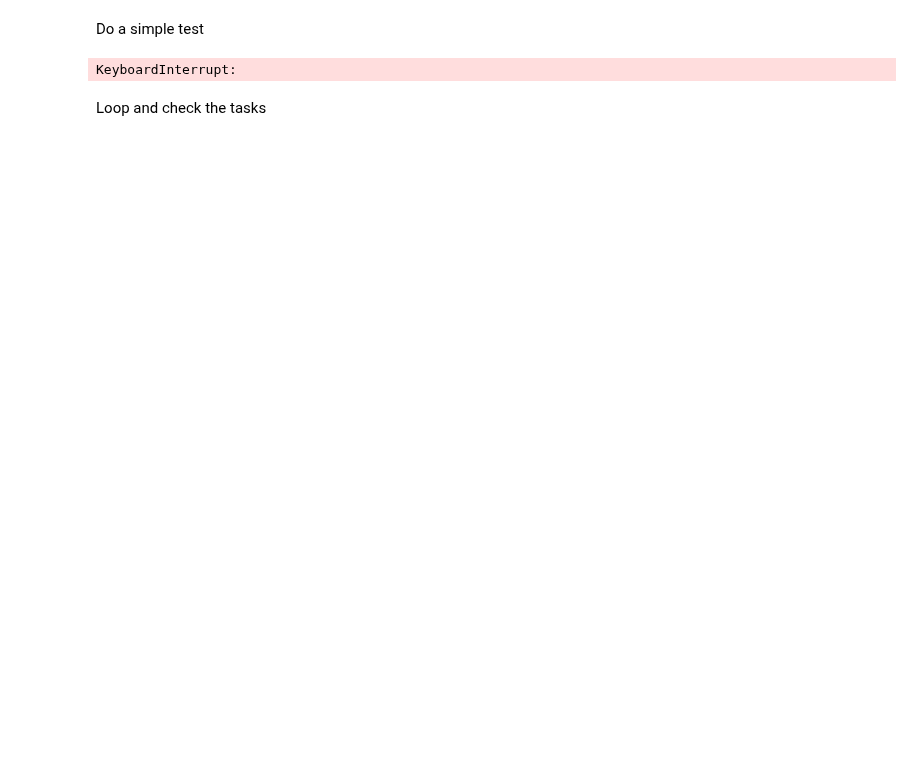
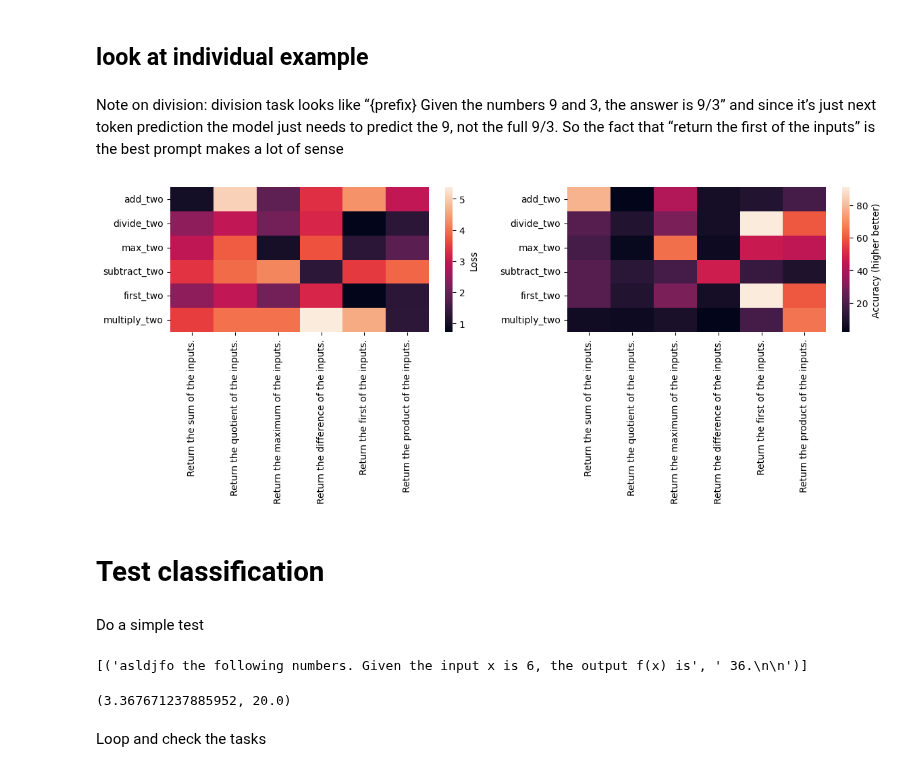
Before and after one commit to csinva/iprompt, a Jupyter notebook: 06_analyze_prompt_classification.ipynb, the cells around one changed output. Cells and saved outputs as stored; diff of their text form; code cells hidden in the pictures; blank space fills up the shorter version.

```diff
--- a/06_analyze_prompt_classification.ipynb
+++ b/06_analyze_prompt_classification.ipynb
@@ -15,3 +54,28 @@ import pickle as pkl
+# %% [markdown]
+## look at individual example
+# %% [markdown]
+Note on division: division task looks like “{prefix} Given the numbers 9 and 3, the answer is 9/3” and since it’s just next token prediction the model just needs to predict the 9, not the full 9/3. So the fact that “return the first of the inputs” is the best prompt makes a lot of sense
+# %%
+model_name = 'EleutherAI/gpt-j-6B'
+# model_name = 'gpt2-medium'
+r = pkl.load(open(f'results/heatmap_{model_name.replace("/", "___")}.pkl', 'rb'))
+
+# sns.set()
+plt.figure(figsize=(12, 5))
+plt.subplot(121)
+sns.heatmap(r['losses'], yticklabels=r['task_names'],
+            xticklabels=r['task_descriptions'], cbar_kws={'label': 'Loss'})
+# sns.heatmap(torch.tensor(losses).softmax(dim=1), yticklabels=task_names,
+            # xticklabels=task_descriptions, cbar_kws={'label': 'Loss, normalized (lower better)'})
+
+plt.subplot(122)
+sns.heatmap(torch.tensor(r['accuracies']), yticklabels=r['task_names'],
+            xticklabels=r['task_descriptions'], cbar_kws={'label': 'Accuracy (higher better)'})
+plt.tight_layout()
+# %% [output]
+[figure, added]
+# %% [markdown]
+# Test classification
 # %% [markdown]
 Do a simple test
 # %%
@@ -25,8 +89,8 @@ args = argparse.Namespace(**args_dict)
 
 task_names = TASKS.keys()
 device = torch.device('cuda' if torch.cuda.is_available() else 'cpu')
-# model_name = 'gpt2-medium'
-model_name = 'EleutherAI/gpt-j-6B' # 'EleutherAI/gpt-neox-20b'
+model_name = 'gpt2-medium'
+# model_name = 'EleutherAI/gpt-j-6B' # 'EleutherAI/gpt-neox-20b'
 batch_size = 1
 
 # load stuff
@@ -39,7 +103,8 @@ prefix = f'asldjfo the following numbers. '
 dset, check_answer_func, description = get_data(args=args, task_name=task_name)
 test_model_on_task_with_prefix(dset=dset, model=model, tokenizer=tokenizer, prefix=prefix, batch_size=batch_size)
 # %% [output]
-KeyboardInterrupt:
+[('asldjfo the following numbers. Given the input x is 6, the output f(x) is', ' 36.\n\n')]
+(3.367671237885952, 20.0)
 # %% [markdown]
 Loop and check the tasks
 # %%
```
Also changed, not shown: parts of 9 cells of this notebook, 1 other file.
